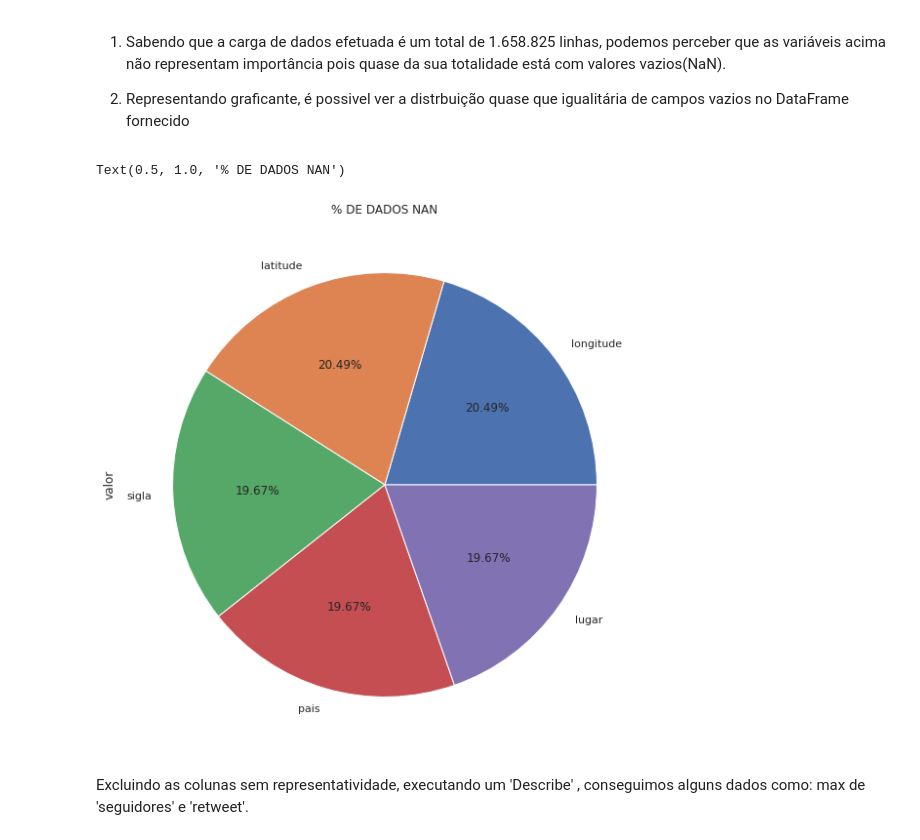
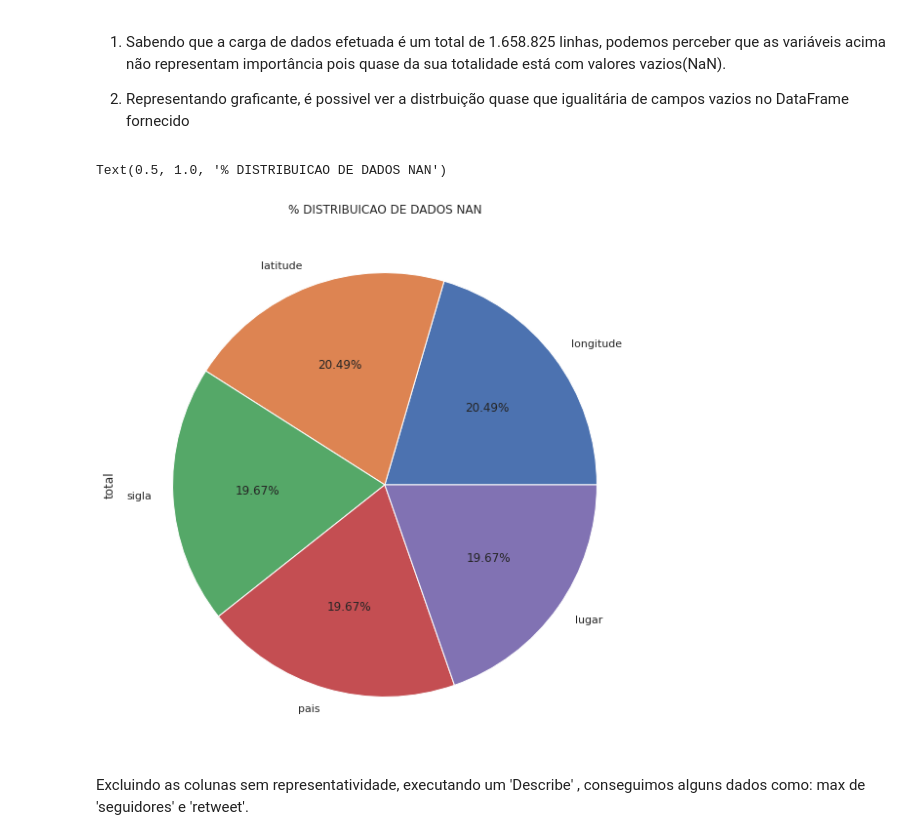
Before and after one commit to wfsilva-uea/progciedados-covid, a Jupyter notebook: tweet_covid.ipynb, the cells around one changed output. Saved outputs shown, nothing was run; the diff lists cells and outputs as text; code cells hidden in the pictures.

```diff
--- a/tweet_covid.ipynb
+++ b/tweet_covid.ipynb
@@ -186,3 +189,6 @@ DuvidasDB[['pergunta', 'classe']].head(10)
 DuvidasDB.to_csv('/content/drive/My Drive/dataset/perguntas_classificadas.csv')
 # %% [markdown]
 ## Comparativo massa de dados Antes/Após classificação
+# %%
+df = pd.read_csv('/content/drive/My Drive/dataset/dados-curso-completo.csv')
+DuvidasDB = pd.read_csv('/content/drive/My Drive/dataset/perguntas_classificadas.csv')
@@ -218,11 +227,12 @@ df_plot
 
 2. Representando graficante, é possivel ver a distrbuição quase que igualitária de campos vazios no DataFrame fornecido
 # %%
-df_isnull_plot = df_plot['valor'].dropna()
-plot = df_isnull_plot.plot.pie(y='valor', figsize=(10, 10), autopct='%1.2f%%')
-plot.set_title('% DE DADOS NAN')
+df_plot = df.isnull().sum().sort_values(ascending=False).to_frame(name='total').head()
+df_isnull_plot = df_plot['total'].dropna()
+plot = df_isnull_plot.plot.pie(y='total', figsize=(10, 10), autopct='%1.2f%%')
+plot.set_title('% DISTRIBUICAO DE DADOS NAN')
 # %% [output]
-Text(0.5, 1.0, '% DE DADOS NAN')
+Text(0.5, 1.0, '% DISTRIBUICAO DE DADOS NAN')
-[figure, old version]
+[figure, new version]
 # %% [markdown]
 Excluindo as colunas sem representatividade, executando um 'Describe' , conseguimos alguns dados como: max de 'seguidores' e 'retweet'.
```
Also changed, not shown: parts of 30 cells of this notebook.
